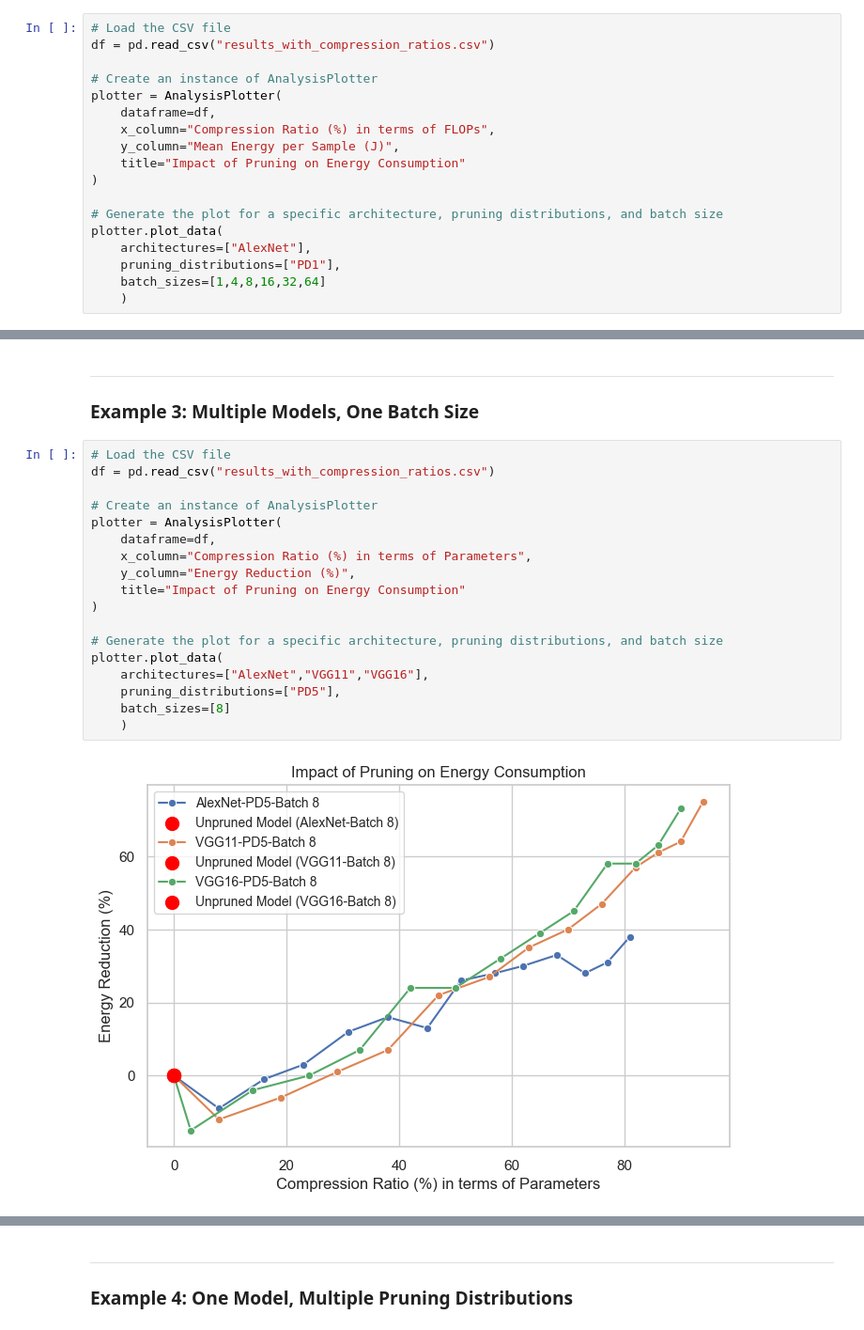
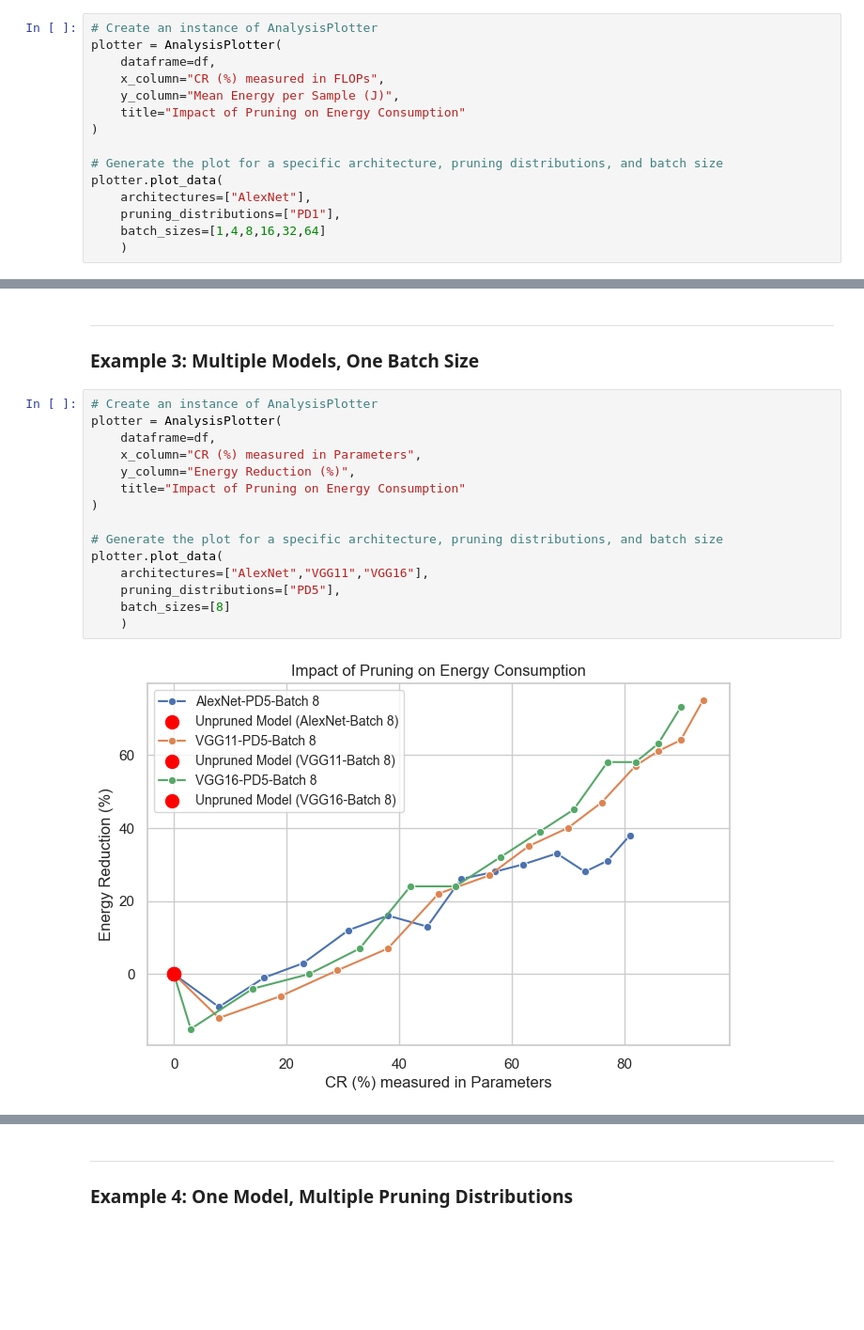
Before and after one commit to DEEP-CGPS/PruneEnergyAnalyzer, a Jupyter notebook: notebooks/4 - GENERATE_PLOTS.ipynb, the cells around one changed output, grey strips where cells are left out. Shown at 94% size. Drawn from its saved outputs; the diff is of its cells as text; blank space fills up the shorter version.

```diff
--- a/notebooks/4 - GENERATE_PLOTS.ipynb
+++ b/notebooks/4 - GENERATE_PLOTS.ipynb
@@ -107,13 +107,10 @@ plotter.plot_data(
 
 ### Example 2: One Model, Multiple Batch Sizes
 # %%
-# Load the CSV file
-df = pd.read_csv("results_with_compression_ratios.csv")
-
 # Create an instance of AnalysisPlotter
 plotter = AnalysisPlotter(
     dataframe=df,
-    x_column="Compression Ratio (%) in terms of FLOPs",
+    x_column="CR (%) measured in FLOPs",
     y_column="Mean Energy per Sample (J)",
     title="Impact of Pruning on Energy Consumption"
 )
@@ -134,22 +131,19 @@ plotter.plot_data(
 
 ### Example 3: Multiple Models, One Batch Size
 # %%
-# Load the CSV file
-df = pd.read_csv("results_with_compression_ratios.csv")
-
 # Create an instance of AnalysisPlotter
 plotter = AnalysisPlotter(
     dataframe=df,
-    x_column="Compression Ratio (%) in terms of Parameters",
+    x_column="CR (%) measured in Parameters",
     y_column="Energy Reduction (%)",
     title="Impact of Pruning on Energy Consumption"
 )
 
 # Generate the plot for a specific architecture, pruning distributions, and batch size
 plotter.plot_data(
     architectures=["AlexNet","VGG11","VGG16"],
     pruning_distributions=["PD5"],
     batch_sizes=[8]
     )
 # %% [output]
-[figure, old version]
+[figure, new version]
```
Also changed, not shown: parts of 6 cells of this notebook, 2 other files.
